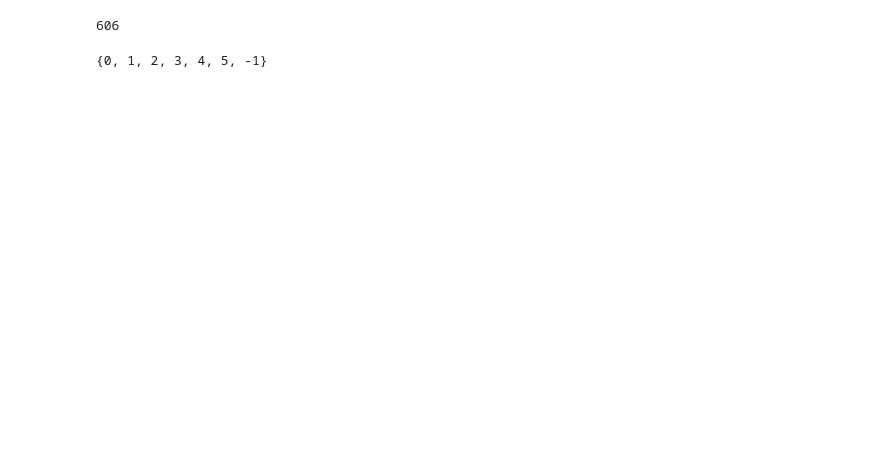
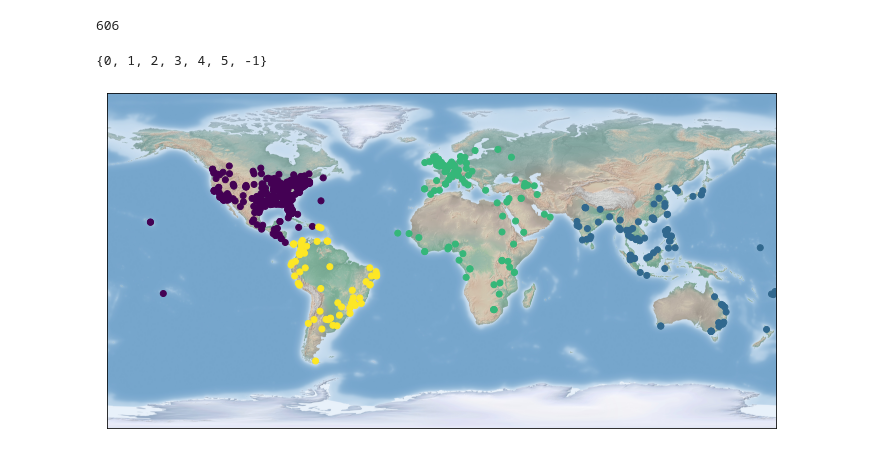
Before and after one commit to Aussadach/discovering-disease-outbreaks-base, a Jupyter notebook: Python_script/Heandline_Clustering.ipynb, the cells around one changed output. Drawn from its saved outputs; the diff is of its cells as text; code cells hidden in the pictures; blank space fills up the shorter version.

```diff
--- a/Python_script/Heandline_Clustering.ipynb
+++ b/Python_script/Heandline_Clustering.ipynb
@@ -85,3 +67,17 @@ print(len(DBSCAN_label))
 print(set(DBSCAN_label))
 # %% [output]
 {0, 1, 2, 3, 4, 5, -1}
+# %%
+data_set['K-Mean_label'] = k_mean_position_cluster.labels_
+# %%
+data_set['DBSCAN_label'] = DBSCAN_label
+# %%
+from mpl_toolkits.basemap import Basemap
+map_plotter = Basemap()
+# %%
+fig = plt.figure(figsize=(12, 8))
+map_plotter.scatter(data_set['longitude'],data_set['latitude'], latlon=True,c=k_mean_position_cluster.labels_.astype(float))
+map_plotter.shadedrelief()
+plt.show()
+# %% [output]
+[figure, added]
```
Also changed, not shown: parts of 10 cells of this notebook.
